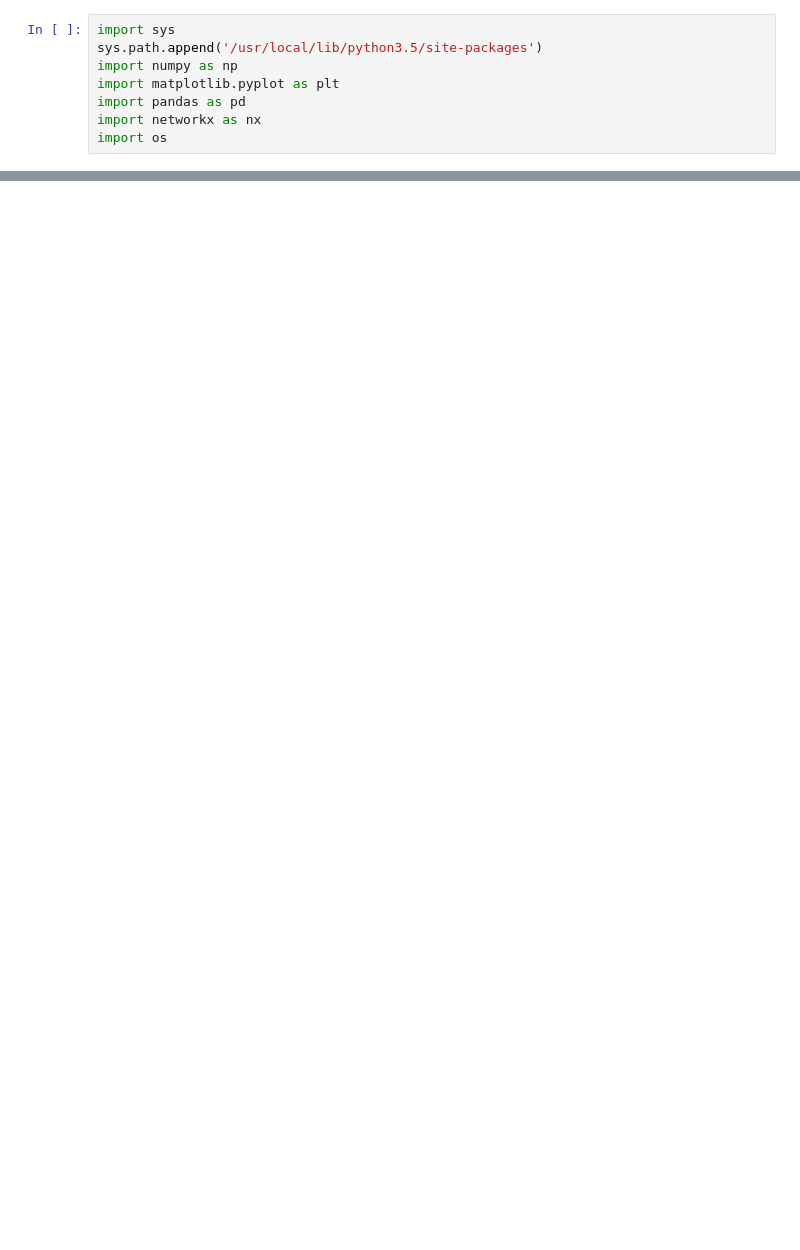
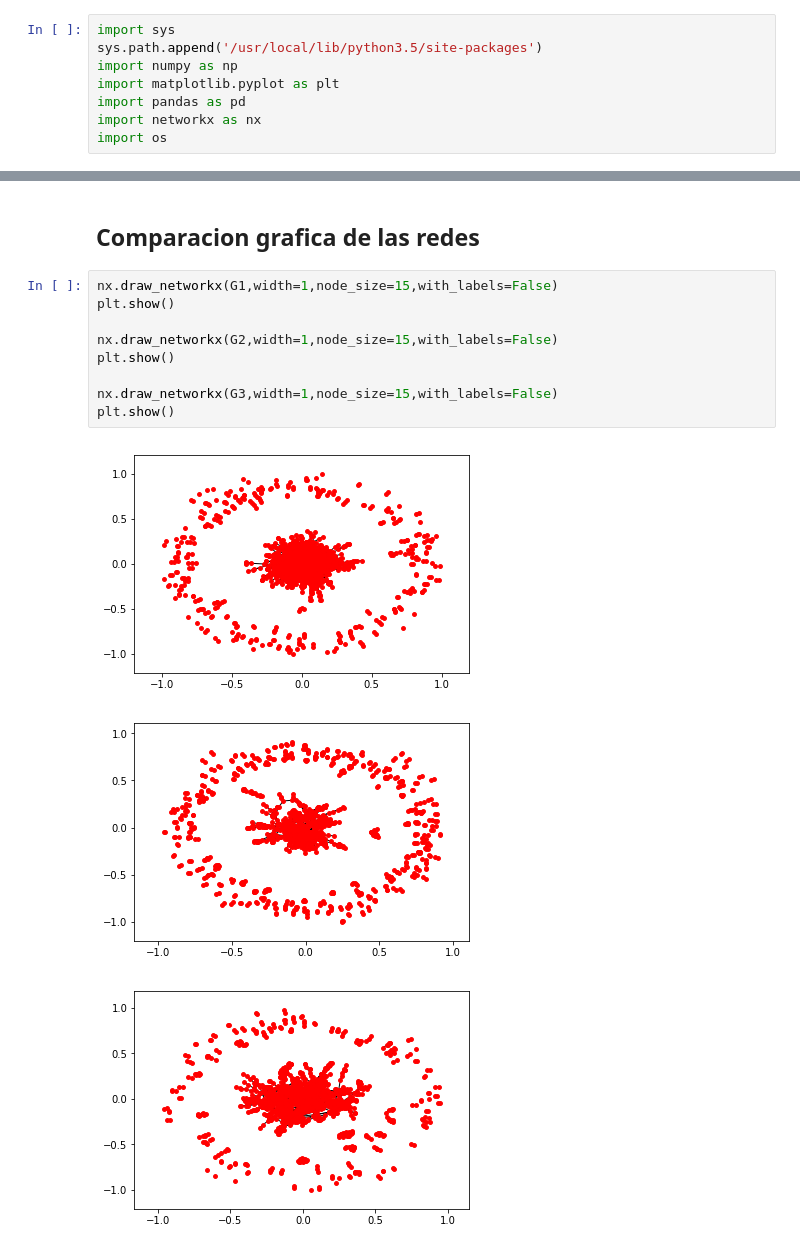
Before and after one commit to Redes2018/tp1, a Jupyter notebook: TC1-1.ipynb, the cells around one changed output, grey strips where cells are left out. Cells and saved outputs as stored; diff of their text form; blank space fills up the shorter version.

```diff
--- a/TC1-1.ipynb
+++ b/TC1-1.ipynb
@@ -43,0 +47,15 @@ edges3=G3.number_of_edges()
+# %% [markdown]
+## Comparacion grafica de las redes
+# %%
+nx.draw_networkx(G1,width=1,node_size=15,with_labels=False)
+plt.show()
+
+nx.draw_networkx(G2,width=1,node_size=15,with_labels=False)
+plt.show()
+
+nx.draw_networkx(G3,width=1,node_size=15,with_labels=False)
+plt.show()
+# %% [output]
+[figure, added]
+[figure, added]
+[figure, added]
```
Also changed, not shown: parts of 8 cells of this notebook.
